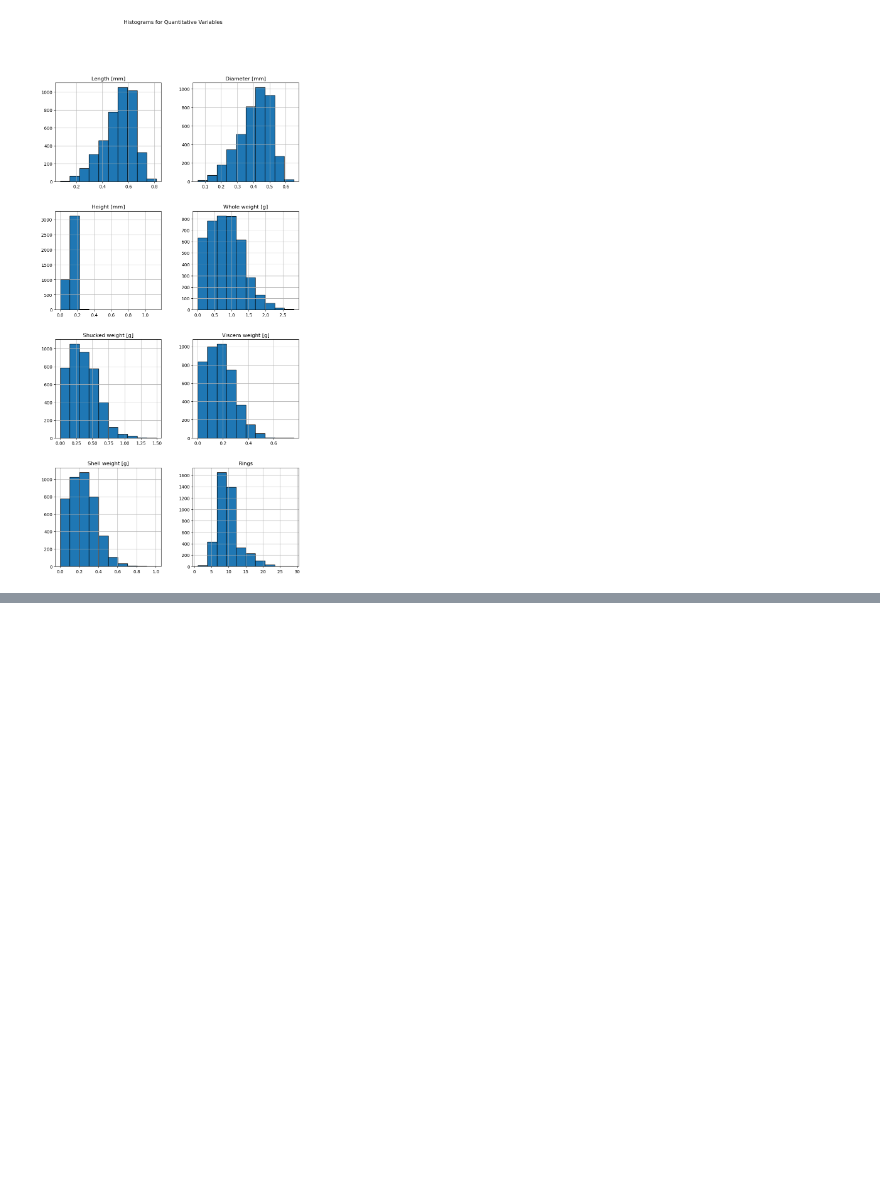
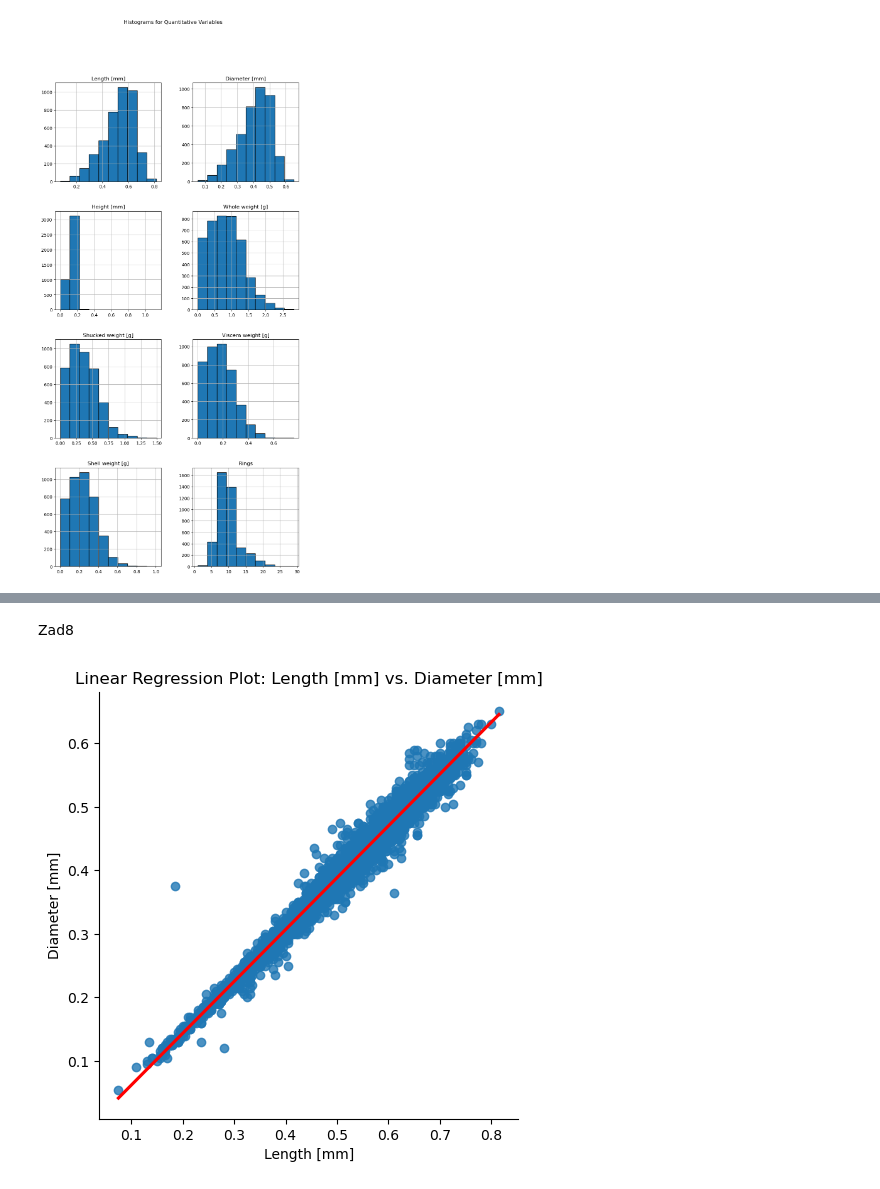
Before and after one commit to Martinos196/Programming-in-Python, a Jupyter notebook: Zad1/analysis.ipynb, the cells around one changed output, grey strips where cells are left out. Saved outputs shown, nothing was run; the diff lists cells and outputs as text; code cells hidden in the pictures; blank space fills up the shorter version.

```diff
--- a/Zad1/analysis.ipynb
+++ b/Zad1/analysis.ipynb
@@ -64,0 +111,12 @@ plt.show()
+# %% [markdown]
+Zad8
+# %%
+x_variable = 'Length [mm]'
+y_variable = 'Diameter [mm]'
+
+# Create a linear regression plot
+sns.lmplot(x=x_variable, y=y_variable, data=data, line_kws={'color': 'red'})
+plt.title(f'Linear Regression Plot: {x_variable} vs. {y_variable}')
+plt.show()
+# %% [output]
+[figure, added]
```
Also changed, not shown: parts of 7 cells of this notebook.
